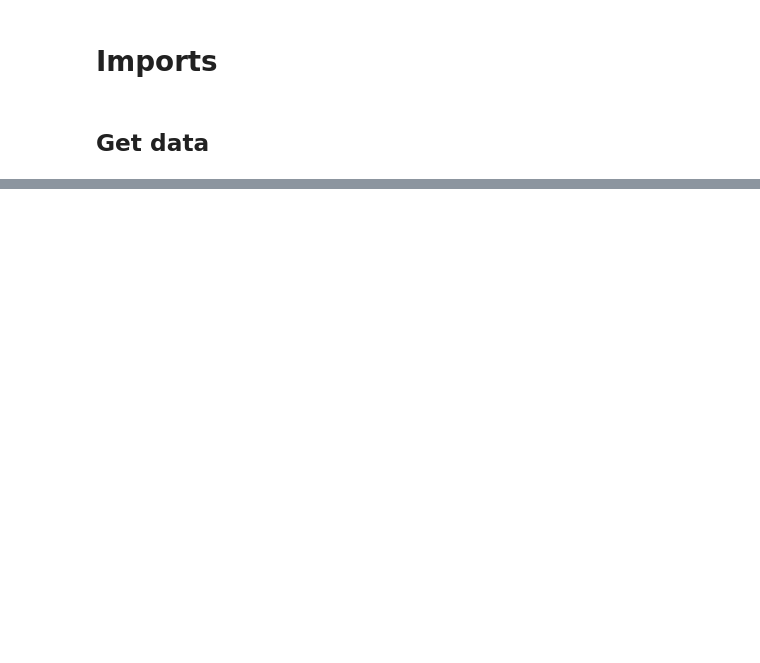
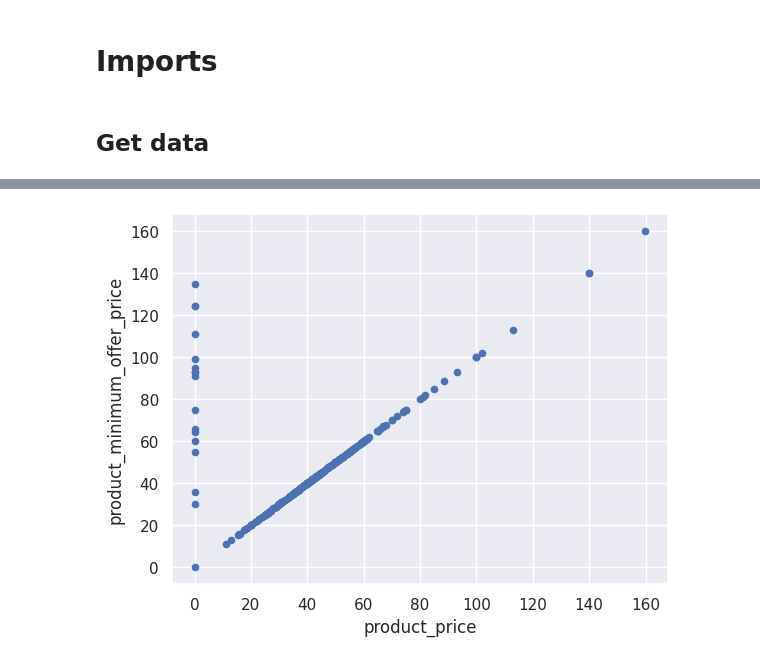
Before and after one commit to santiagoahl/amazon-mlops-dashboard, a Jupyter notebook: notebooks/predict_tennis_demand.ipynb, the cells around one changed output, grey strips where cells are left out. Saved outputs shown, nothing was run; the diff lists cells and outputs as text; code cells hidden in the pictures; blank space fills up the shorter version.

```diff
--- a/notebooks/predict_tennis_demand.ipynb
+++ b/notebooks/predict_tennis_demand.ipynb
@@ -46,0 +65,2 @@ df_tennis
+# %%
+df_input = df_tennis.copy().drop(labels=["sales_volume"], axis=1)
@@ -46,0 +83,5 @@ df_tennis
+# %%
+df_input.plot.scatter(x="product_price", y="product_minimum_offer_price")
+plt.show()
+# %% [output]
+[figure, added]
```
Also changed, not shown: parts of 20 cells of this notebook, 2 other files.
